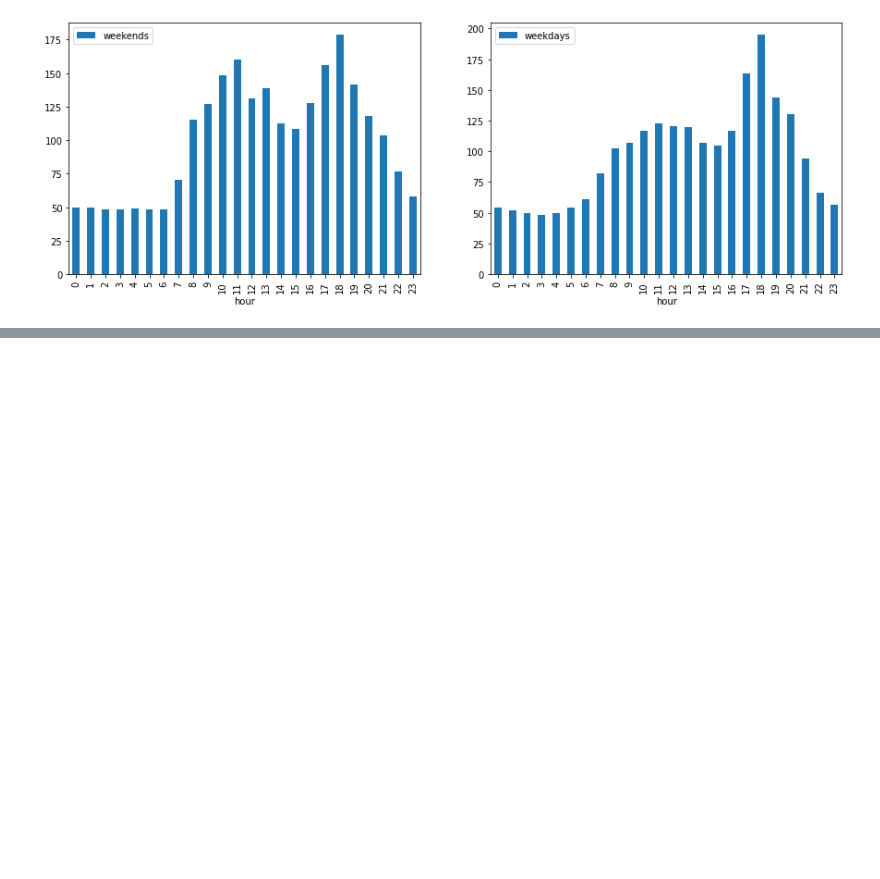
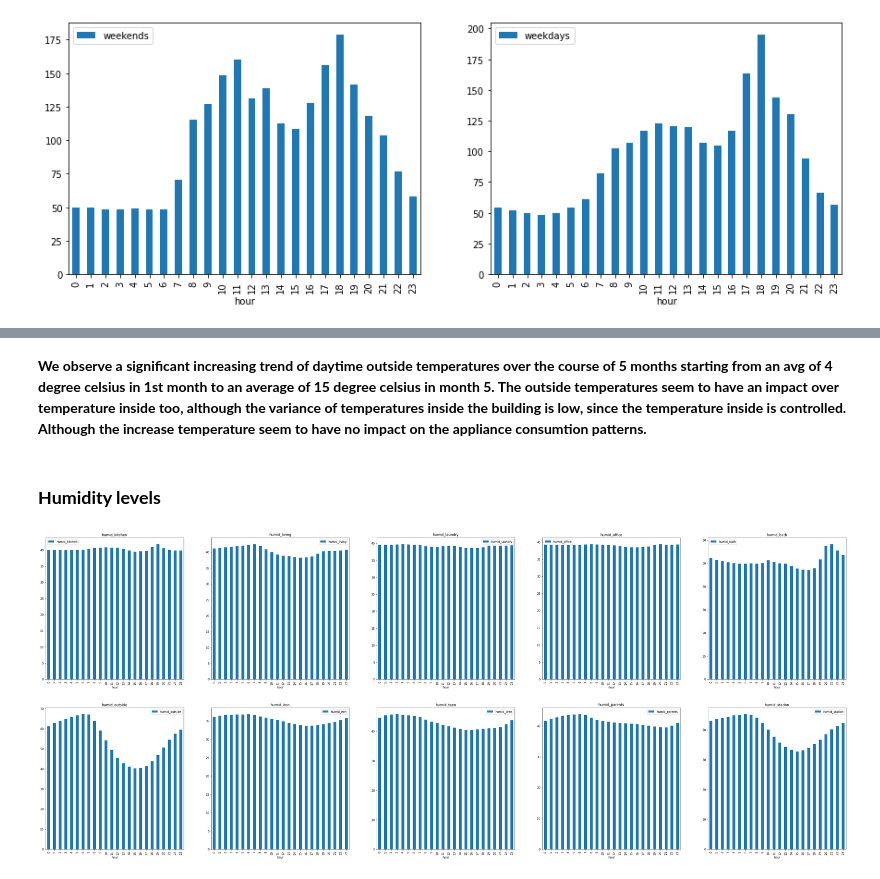
Before and after one commit to SmrutiRanjan27/Appliances-Energy-Prediction, a Jupyter notebook: Appliance_Energy_Prediction_Smruti_Ranjan.ipynb, the cells around one changed output, grey strips where cells are left out. Saved outputs shown, nothing was run; the diff lists cells and outputs as text; code cells hidden in the pictures; blank space fills up the shorter version.

```diff
--- a/Appliance_Energy_Prediction_Smruti_Ranjan.ipynb
+++ b/Appliance_Energy_Prediction_Smruti_Ranjan.ipynb
@@ -191,0 +239,12 @@ ax[1].legend(loc='best')
+# %% [markdown]
+**We observe a significant increasing trend of daytime outside temperatures over the course of 5 months starting from an avg of 4 degree celsius in 1st month to an average of 15 degree celsius in month 5. The outside temperatures seem to have an impact over temperature inside too, although the variance of temperatures inside the building is low, since the temperature inside is controlled. Although the increase temperature seem to have no impact on the appliance consumtion patterns.**
+# %% [markdown]
+### **Humidity levels**
+# %%
+fig, axes = plt.subplots(2,5,figsize=(50,20))
+for i, humid in enumerate(humid_dict.values()):
+  energy_df.groupby('hour').agg({humid : 'mean'}).plot.bar(ax=axes[i//5, i%5])
+  axes[i//5, i%5].legend(loc='best')
+  axes[i//5, i%5].set_title(humid)
+# %% [output]
+[figure, added]
```
Also changed, not shown: parts of 99 cells of this notebook.
